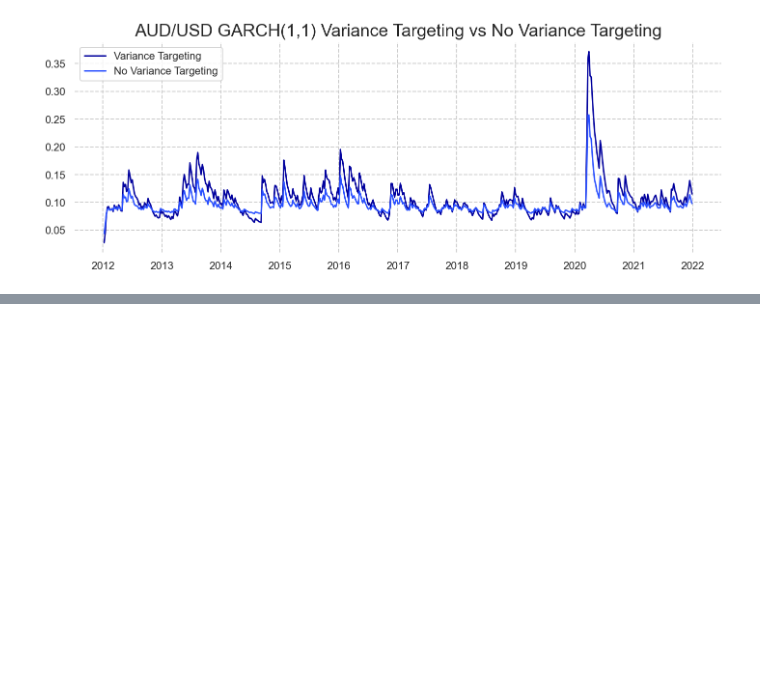
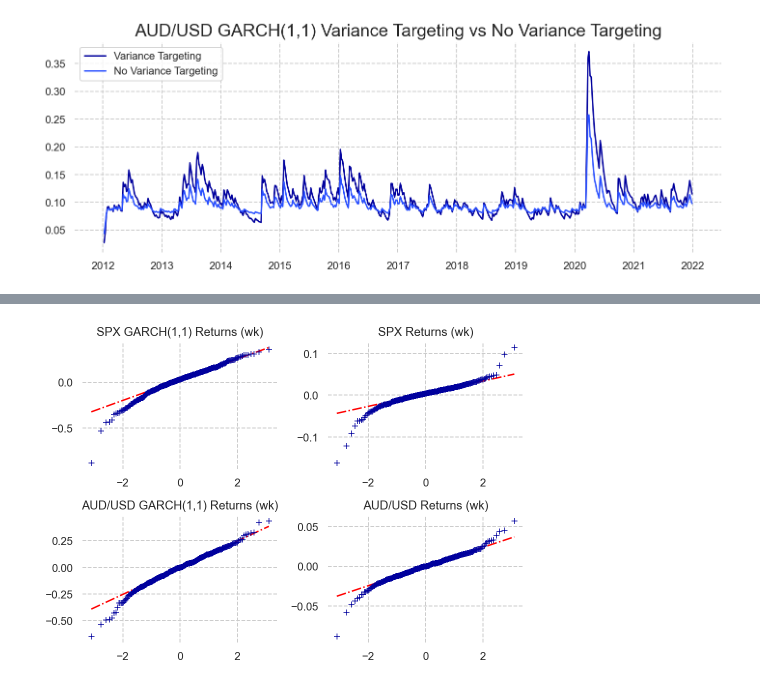
Before and after one commit to Sinbad-The-Sailor/Financial-Mathematics-Notebooks, a Jupyter notebook: volatility_modelling.ipynb, the cells around one changed output, grey strips where cells are left out. Saved outputs shown, nothing was run; the diff lists cells and outputs as text; code cells hidden in the pictures; blank space fills up the shorter version.

Commit message:
Added QQ-plots for the GARCH models.

```diff
--- a/volatility_modelling.ipynb
+++ b/volatility_modelling.ipynb
@@ -447,0 +461,31 @@ plt.show()
+# %%
+fig, axs = plt.subplots(2, 2)
+
+qq_spx_weekly_garch = qq_plot_normal((spx_weekly_returns[2:] / spx_garch).to_list())
+qq_aud_weekly_garch = qq_plot_normal((aud_weekly_returns[2:] / aud_garch).to_list())
+
+axs[0, 0].plot(qq_spx_weekly_garch[1][0], qq_spx_weekly_garch[1][1], linestyle=linestyle, color=qq_color)
+axs[0, 0].scatter(qq_spx_weekly_garch[0][0], qq_spx_weekly_garch[0][1], marker=marker, linewidths=linewidths, zorder=zorder)
+axs[0, 0].set_frame_on(False)
+axs[0, 0].set_title('SPX GARCH(1,1) Returns (wk)')
+
+axs[0, 1].plot(qq_spx_weekly[1][0], qq_spx_weekly[1][1], linestyle=linestyle, color=qq_color)
+axs[0, 1].scatter(qq_spx_weekly[0][0], qq_spx_weekly[0][1], marker=marker, linewidths=linewidths, zorder=zorder)
+axs[0, 1].set_frame_on(False)
+axs[0, 1].set_title('SPX Returns (wk)')
+
+axs[1, 0].plot(qq_aud_weekly_garch[1][0], qq_aud_weekly_garch[1][1], linestyle=linestyle, color=qq_color)
+axs[1, 0].scatter(qq_aud_weekly_garch[0][0], qq_aud_weekly_garch[0][1], marker=marker, linewidths=linewidths, zorder=zorder)
+axs[1, 0].set_frame_on(False)
+axs[1, 0].set_title('AUD/USD GARCH(1,1) Returns (wk)')
+
+axs[1, 1].plot(qq_aud_weekly[1][0], qq_aud_weekly[1][1], linestyle=linestyle, color=qq_color)
+axs[1, 1].scatter(qq_aud_weekly[0][0], qq_aud_weekly[0][1], marker=marker, linewidths=linewidths, zorder=zorder)
+axs[1, 1].set_frame_on(False)
+axs[1, 1].set_title('AUD/USD Returns (wk)')
+
+fig.set_size_inches(7, 5)
+plt.tight_layout()
+plt.show()
+# %% [output]
+[figure, added]
```
Also changed, not shown: parts of 12 cells of this notebook.
